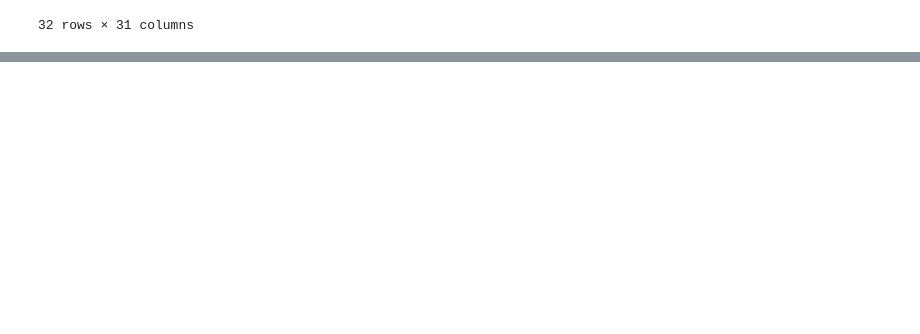
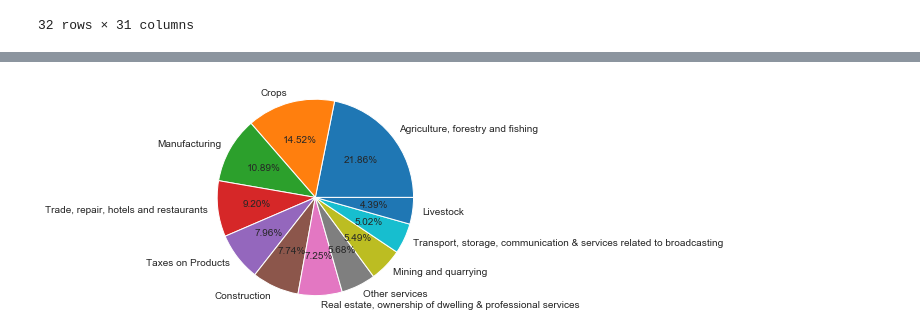
Before and after one commit to santosh12678/DS2019, a Jupyter notebook: Assignment EDA Part 01 - B.ipynb, the cells around one changed output, grey strips where cells are left out. Saved outputs shown, nothing was run; the diff lists cells and outputs as text; code cells hidden in the pictures; blank space fills up the shorter version.

```diff
--- a/Assignment EDA Part 01 - B.ipynb
+++ b/Assignment EDA Part 01 - B.ipynb
@@ -273,0 +488,13 @@ plt.show()
+# %%
+# pie chart of
+labels = states_category_C3_transposed_df.iloc[1:12]['Items  Description']
+
+sizes = states_category_C3_transposed_df.iloc[1:12]['Sum_of_subsectors']
+
+fig1, ax1 = plt.subplots()
+
+ax1.pie(sizes, labels=labels, autopct='%1.2f%%', shadow=False)
+ax1.axis('equal')
+plt.show()
+# %% [output]
+[figure, added]
```
Also changed, not shown: parts of 23 cells of this notebook.
